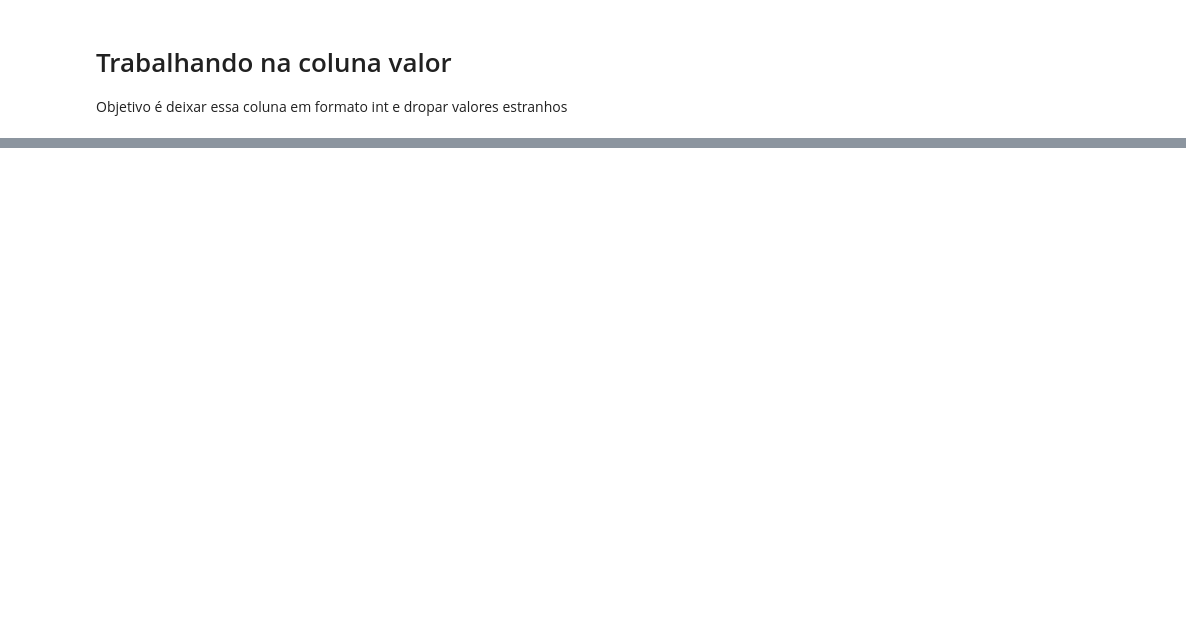
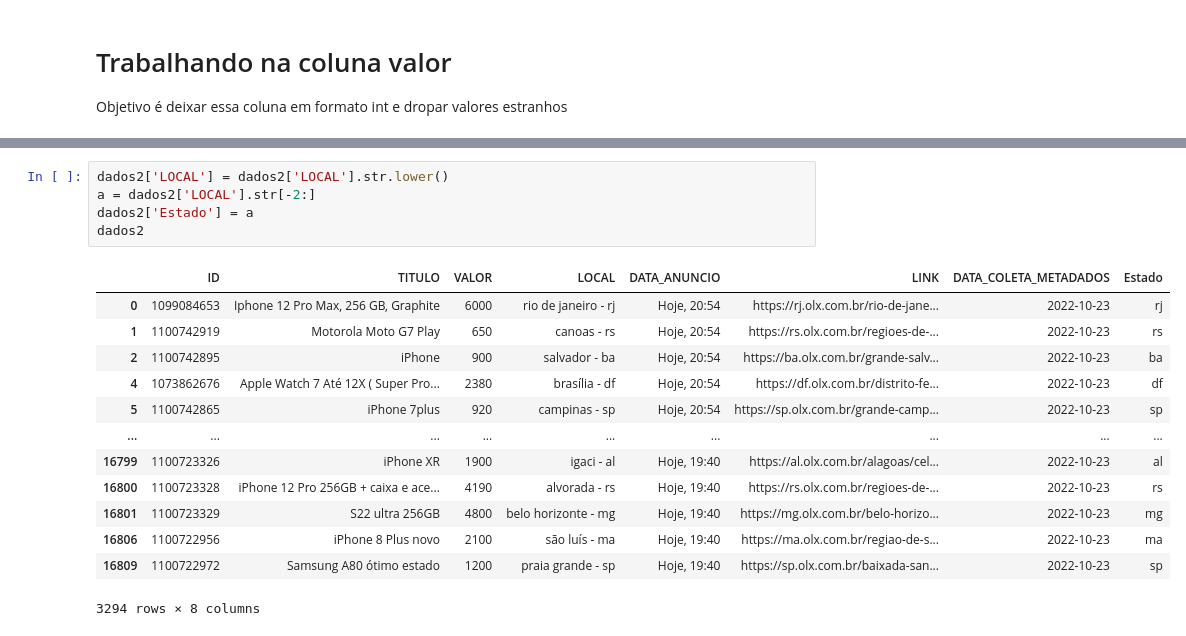
Before and after one commit to PaulAnicet97/Data_analysis, a Jupyter notebook: OLX/data_preparation.ipynb, the cells around one changed output, grey strips where cells are left out. Saved outputs shown, nothing was run; the diff lists cells and outputs as text; blank space fills up the shorter version.

```diff
--- a/OLX/data_preparation.ipynb
+++ b/OLX/data_preparation.ipynb
@@ -251,0 +180,19 @@ dados2
+# %%
+dados2['LOCAL'] = dados2['LOCAL'].str.lower()
+a = dados2['LOCAL'].str[-2:]
+dados2['Estado'] = a
+dados2
+# %% [output]
+|  | ID | TITULO | VALOR | LOCAL | DATA_ANUNCIO | LINK | DATA_COLETA_METADADOS | Estado |
+| 0 | 1099084653 | Iphone 12 Pro Max, 256 GB, Graphite | 6000 | rio de janeiro - rj | Hoje, 20:54 | https://rj.olx.com.br/rio-de-jane... | 2022-10-23 | rj |
+| 1 | 1100742919 | Motorola Moto G7 Play | 650 | canoas - rs | Hoje, 20:54 | https://rs.olx.com.br/regioes-de-... | 2022-10-23 | rs |
+| 2 | 1100742895 | iPhone | 900 | salvador - ba | Hoje, 20:54 | https://ba.olx.com.br/grande-salv... | 2022-10-23 | ba |
+| 4 | 1073862676 | Apple Watch 7 Até 12X ( Super Pro... | 2380 | brasília - df | Hoje, 20:54 | https://df.olx.com.br/distrito-fe... | 2022-10-23 | df |
+| 5 | 1100742865 | iPhone 7plus | 920 | campinas - sp | Hoje, 20:54 | https://sp.olx.com.br/grande-camp... | 2022-10-23 | sp |
+| ... | ... | ... | ... | ... | ... | ... | ... | ... |
+| 16799 | 1100723326 | iPhone XR | 1900 | igaci - al | Hoje, 19:40 | https://al.olx.com.br/alagoas/cel... | 2022-10-23 | al |
+| 16800 | 1100723328 | iPhone 12 Pro 256GB + caixa e ace... | 4190 | alvorada - rs | Hoje, 19:40 | https://rs.olx.com.br/regioes-de-... | 2022-10-23 | rs |
+| 16801 | 1100723329 | S22 ultra 256GB | 4800 | belo horizonte - mg | Hoje, 19:40 | https://mg.olx.com.br/belo-horizo... | 2022-10-23 | mg |
+| 16806 | 1100722956 | iPhone 8 Plus novo | 2100 | são luís - ma | Hoje, 19:40 | https://ma.olx.com.br/regiao-de-s... | 2022-10-23 | ma |
+| 16809 | 1100722972 | Samsung A80 ótimo estado | 1200 | praia grande - sp | Hoje, 19:40 | https://sp.olx.com.br/baixada-san... | 2022-10-23 | sp |
+3294 rows × 8 columns
```
Also changed, not shown: parts of 17 cells of this notebook, 16 other files.
